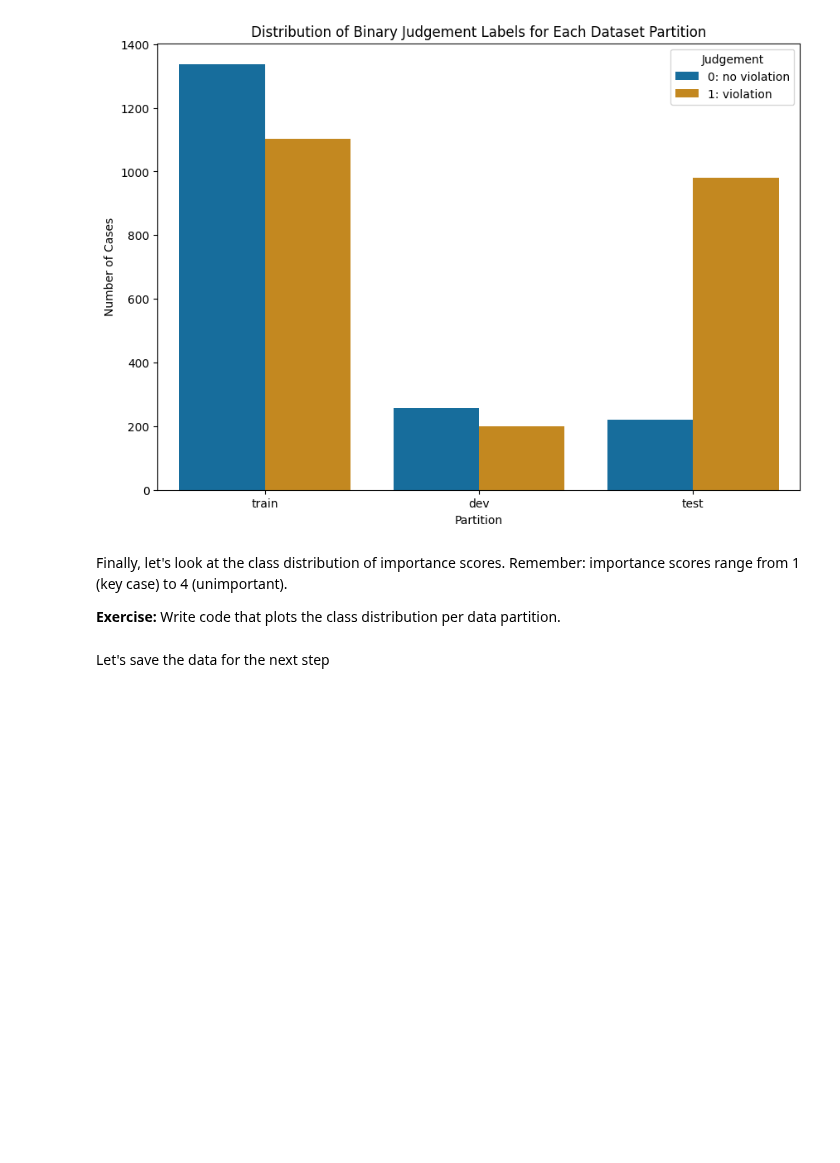
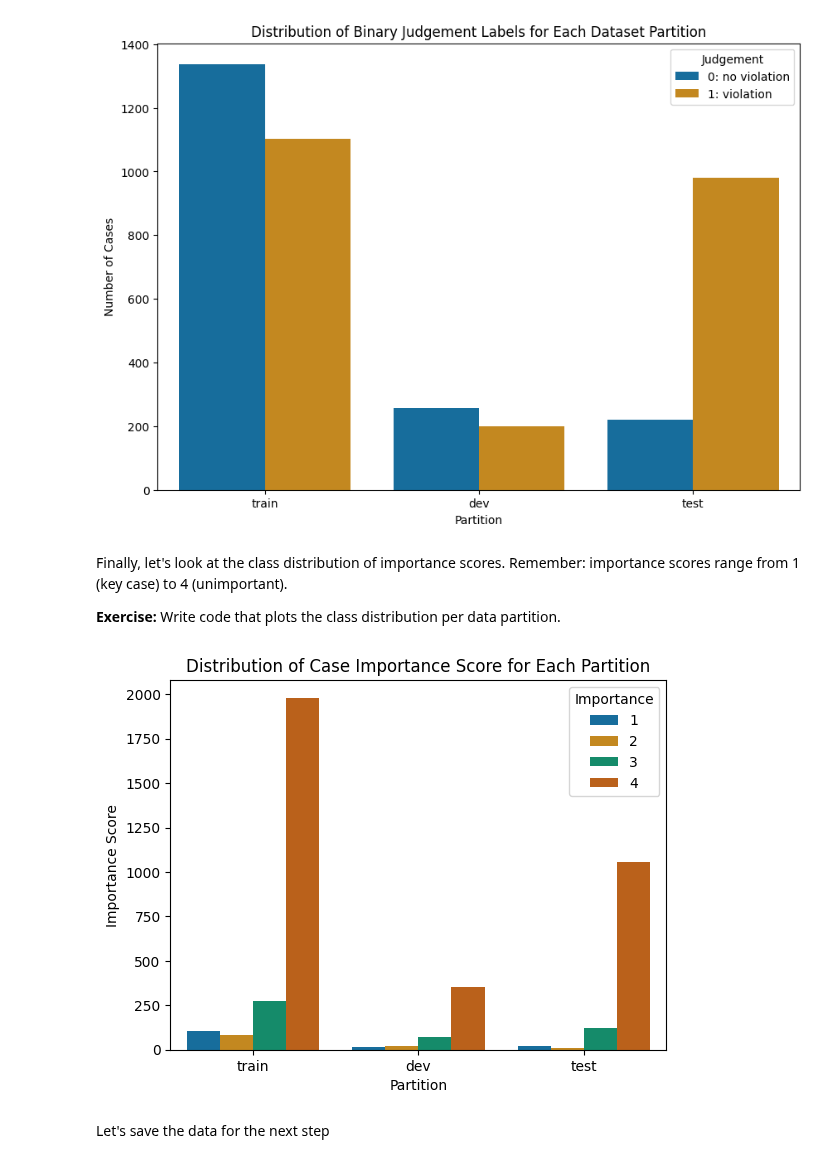
Before and after one commit to raliaskarov/tutorial_eth_ais_roman, a Jupyter notebook: projects/project2/CAS_project2_1_preparation.ipynb, the cells around one changed output. Cells and saved outputs as stored; diff of their text form; code cells hidden in the pictures; blank space fills up the shorter version.

```diff
--- a/projects/project2/CAS_project2_1_preparation.ipynb
+++ b/projects/project2/CAS_project2_1_preparation.ipynb
@@ -252,14 +252,23 @@ Finally, let's look at the class distribution of importance scores. Remember: im
 # %%
 # Plot importance score distribution per partition
 
 # ... # write the code snippet that plots class distribution by partition
+sns.countplot(
+    x='partition',
+    hue='importance',
+    data=data,
+    palette='colorblind',
+    order=['train', 'dev', 'test']
+)
 
 # Annotate plot
 plt.legend(title='Importance')
 plt.title('Distribution of Case Importance Score for Each Partition')
 plt.xlabel('Partition')
 plt.ylabel('Importance Score')
 plt.show()
+# %% [output]
+[figure, added]
 # %% [markdown]
 Let's save the data for the next step
 # %%
```
